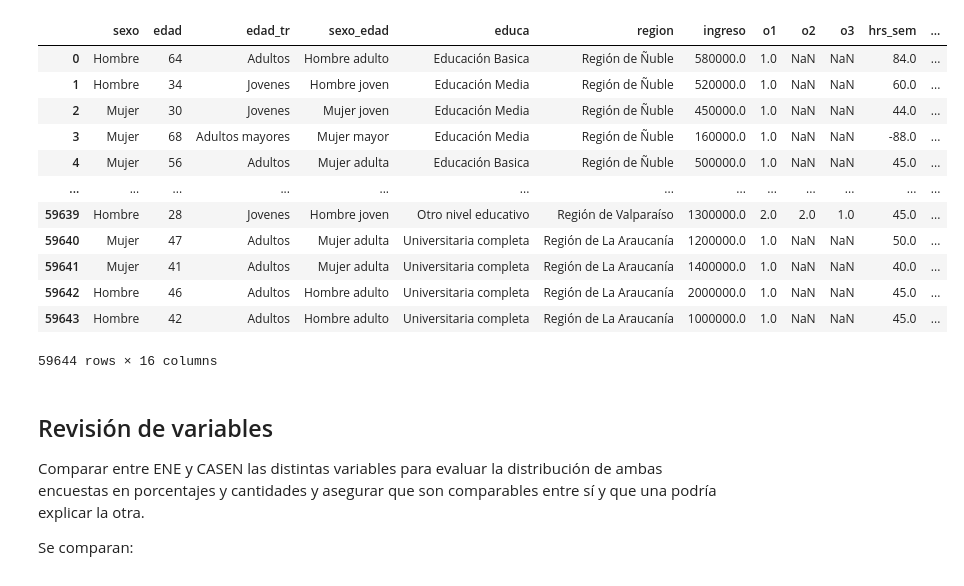
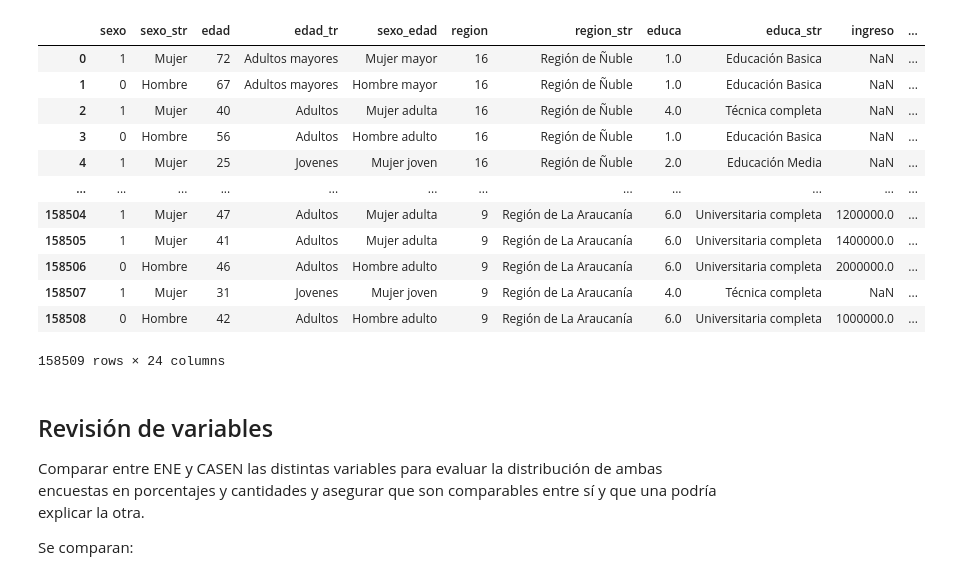
Before and after one commit to ElK1000o/Taller-Ciencia-de-Datos-II, a Jupyter notebook: Proyecto/Python/Analisis/Casen2022_analisis.ipynb, the cells around one changed output. Saved outputs shown, nothing was run; the diff lists cells and outputs as text; code cells hidden in the pictures.

```diff
--- a/Proyecto/Python/Analisis/Casen2022_analisis.ipynb
+++ b/Proyecto/Python/Analisis/Casen2022_analisis.ipynb
@@ -7,19 +7,19 @@ import seaborn as sns
 %matplotlib inline
 %config InlineBackend.figure_format = 'svg'
 # %%
-data = pd.read_csv('../../output/data/Casen2022_proc.csv')
-data
+datos = pd.read_csv('../../output/data/Casen2022_proc.csv')
+datos
 # %% [output]
-|  | sexo | edad | edad_tr | sexo_edad | educa | region | ingreso | o1 | o2 | o3 | hrs_sem | ... |
-| 0 | Hombre | 64 | Adultos | Hombre adulto | Educación Basica | Región de Ñuble | 580000.0 | 1.0 | NaN | NaN | 84.0 | ... |
-| 1 | Hombre | 34 | Jovenes | Hombre joven | Educación Media | Región de Ñuble | 520000.0 | 1.0 | NaN | NaN | 60.0 | ... |
-| 2 | Mujer | 30 | Jovenes | Mujer joven | Educación Media | Región de Ñuble | 450000.0 | 1.0 | NaN | NaN | 44.0 | ... |
-| 3 | Mujer | 68 | Adultos mayores | Mujer mayor | Educación Media | Región de Ñuble | 160000.0 | 1.0 | NaN | NaN | -88.0 | ... |
-| 4 | Mujer | 56 | Adultos | Mujer adulta | Educación Basica | Región de Ñuble | 500000.0 | 1.0 | NaN | NaN | 45.0 | ... |
-| ... | ... | ... | ... | ... | ... | ... | ... | ... | ... | ... | ... | ... |
-| 59639 | Hombre | 28 | Jovenes | Hombre joven | Otro nivel educativo | Región de Valparaíso | 1300000.0 | 2.0 | 2.0 | 1.0 | 45.0 | ... |
-| 59640 | Mujer | 47 | Adultos | Mujer adulta | Universitaria completa | Región de La Araucanía | 1200000.0 | 1.0 | NaN | NaN | 50.0 | ... |
-| 59641 | Mujer | 41 | Adultos | Mujer adulta | Universitaria completa | Región de La Araucanía | 1400000.0 | 1.0 | NaN | NaN | 40.0 | ... |
-| 59642 | Hombre | 46 | Adultos | Hombre adulto | Universitaria completa | Región de La Araucanía | 2000000.0 | 1.0 | NaN | NaN | 45.0 | ... |
-| 59643 | Hombre | 42 | Adultos | Hombre adulto | Universitaria completa | Región de La Araucanía | 1000000.0 | 1.0 | NaN | NaN | 45.0 | ... |
+|  | sexo | sexo_str | edad | edad_tr | sexo_edad | region | region_str | educa | educa_str | ingreso | ... |
+| 0 | 1 | Mujer | 72 | Adultos mayores | Mujer mayor | 16 | Región de Ñuble | 1.0 | Educación Basica | NaN | ... |
+| 1 | 0 | Hombre | 67 | Adultos mayores | Hombre mayor | 16 | Región de Ñuble | 1.0 | Educación Basica | NaN | ... |
+| 2 | 1 | Mujer | 40 | Adultos | Mujer adulta | 16 | Región de Ñuble | 4.0 | Técnica completa | NaN | ... |
+| 3 | 0 | Hombre | 56 | Adultos | Hombre adulto | 16 | Región de Ñuble | 1.0 | Educación Basica | NaN | ... |
+| 4 | 1 | Mujer | 25 | Jovenes | Mujer joven | 16 | Región de Ñuble | 2.0 | Educación Media | NaN | ... |
+| ... | ... | ... | ... | ... | ... | ... | ... | ... | ... | ... | ... |
+| 158504 | 1 | Mujer | 47 | Adultos | Mujer adulta | 9 | Región de La Araucanía | 6.0 | Universitaria completa | 1200000.0 | ... |
+| 158505 | 1 | Mujer | 41 | Adultos | Mujer adulta | 9 | Región de La Araucanía | 6.0 | Universitaria completa | 1400000.0 | ... |
+| 158506 | 0 | Hombre | 46 | Adultos | Hombre adulto | 9 | Región de La Araucanía | 6.0 | Universitaria completa | 2000000.0 | ... |
+| 158507 | 1 | Mujer | 31 | Jovenes | Mujer joven | 9 | Región de La Araucanía | 4.0 | Técnica completa | NaN | ... |
+| 158508 | 0 | Hombre | 42 | Adultos | Hombre adulto | 9 | Región de La Araucanía | 6.0 | Universitaria completa | 1000000.0 | ... |
-59644 rows × 16 columns
+158509 rows × 24 columns
```
Also changed, not shown: parts of 18 cells of this notebook, 6 other files.
